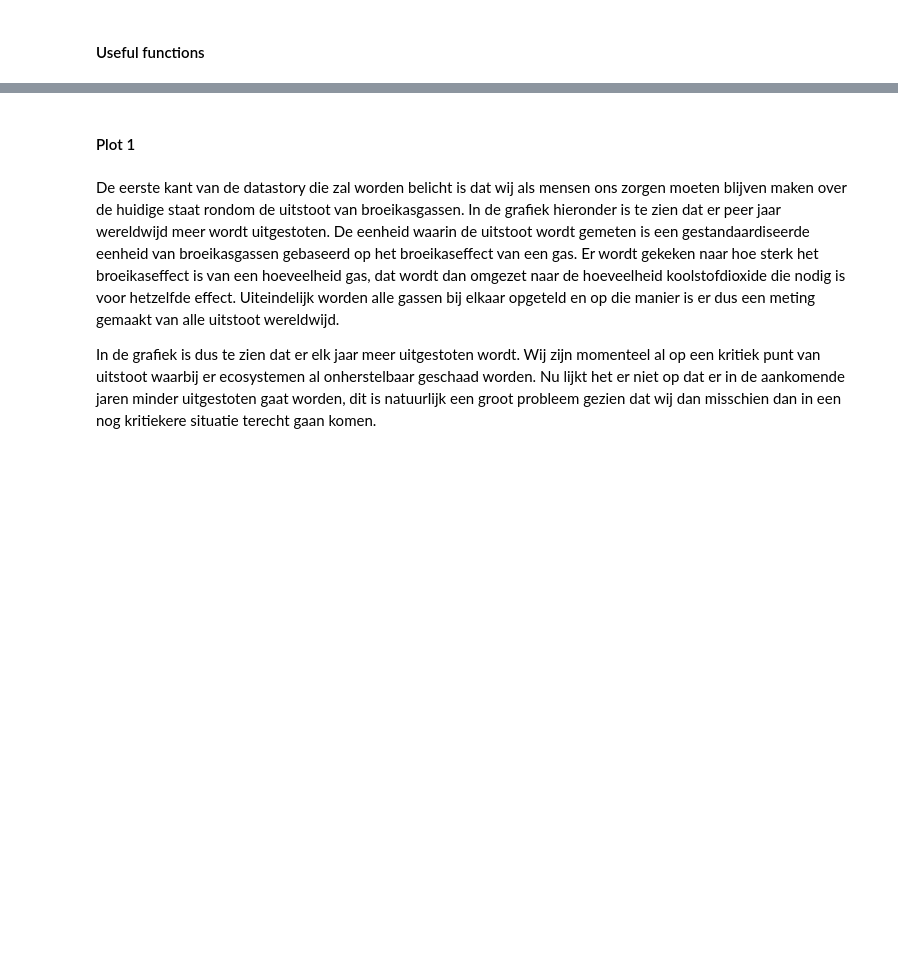
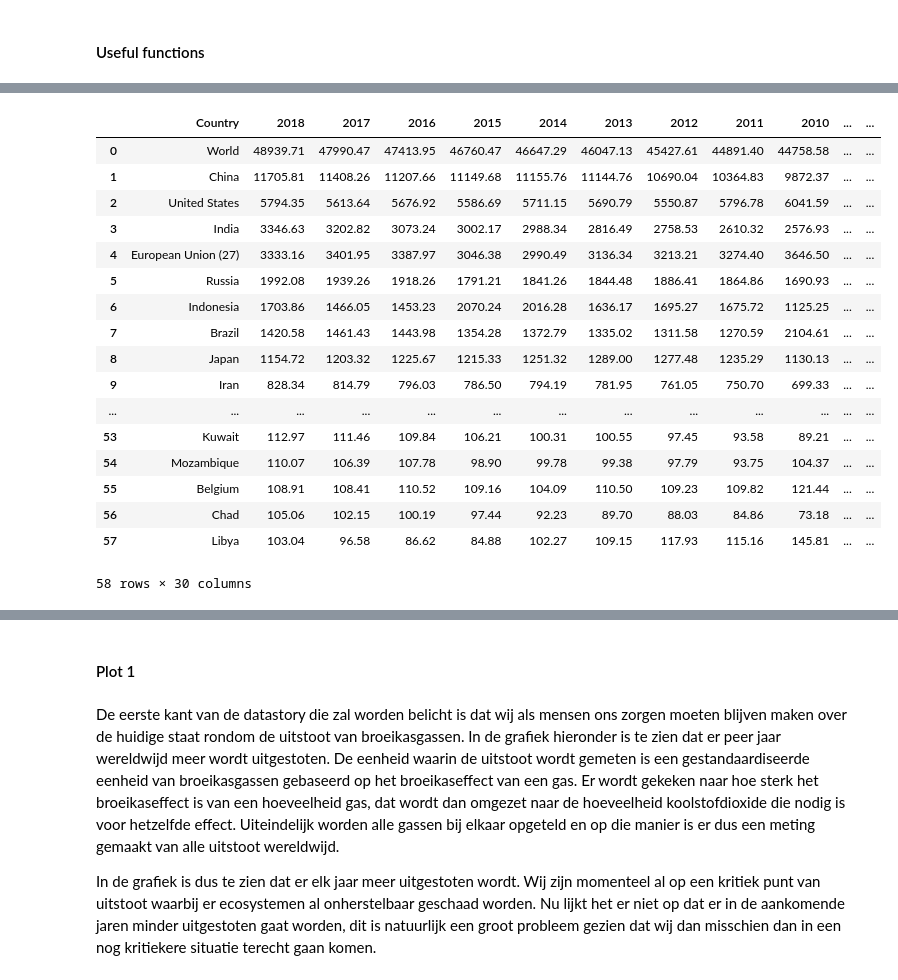
Before and after one commit to Stevgit1/Draft_N3, a Jupyter notebook: _build/jupyter_execute/docs/notebook.ipynb, the cells around one changed output, grey strips where cells are left out. Saved outputs shown, nothing was run; the diff lists cells and outputs as text; code cells hidden in the pictures; blank space fills up the shorter version.

```diff
--- a/_build/jupyter_execute/docs/notebook.ipynb
+++ b/_build/jupyter_execute/docs/notebook.ipynb
@@ -54,4 +63,24 @@ def drop_columns(df):
 # %%
 greenhouse_df = load_data(pd.read_csv('ALL_GHG_historical_emissions.csv'))
 greenhouse_df = drop_columns(greenhouse_df)
 greenhouse_df = greenhouse_df[greenhouse_df["2018"] > 100]
+greenhouse_df
+# %% [output]
+|  | Country | 2018 | 2017 | 2016 | 2015 | 2014 | 2013 | 2012 | 2011 | 2010 | ... | ... |
+| 0 | World | 48939.71 | 47990.47 | 47413.95 | 46760.47 | 46647.29 | 46047.13 | 45427.61 | 44891.40 | 44758.58 | ... | ... |
+| 1 | China | 11705.81 | 11408.26 | 11207.66 | 11149.68 | 11155.76 | 11144.76 | 10690.04 | 10364.83 | 9872.37 | ... | ... |
+| 2 | United States | 5794.35 | 5613.64 | 5676.92 | 5586.69 | 5711.15 | 5690.79 | 5550.87 | 5796.78 | 6041.59 | ... | ... |
+| 3 | India | 3346.63 | 3202.82 | 3073.24 | 3002.17 | 2988.34 | 2816.49 | 2758.53 | 2610.32 | 2576.93 | ... | ... |
+| 4 | European Union (27) | 3333.16 | 3401.95 | 3387.97 | 3046.38 | 2990.49 | 3136.34 | 3213.21 | 3274.40 | 3646.50 | ... | ... |
+| 5 | Russia | 1992.08 | 1939.26 | 1918.26 | 1791.21 | 1841.26 | 1844.48 | 1886.41 | 1864.86 | 1690.93 | ... | ... |
+| 6 | Indonesia | 1703.86 | 1466.05 | 1453.23 | 2070.24 | 2016.28 | 1636.17 | 1695.27 | 1675.72 | 1125.25 | ... | ... |
+| 7 | Brazil | 1420.58 | 1461.43 | 1443.98 | 1354.28 | 1372.79 | 1335.02 | 1311.58 | 1270.59 | 2104.61 | ... | ... |
+| 8 | Japan | 1154.72 | 1203.32 | 1225.67 | 1215.33 | 1251.32 | 1289.00 | 1277.48 | 1235.29 | 1130.13 | ... | ... |
+| 9 | Iran | 828.34 | 814.79 | 796.03 | 786.50 | 794.19 | 781.95 | 761.05 | 750.70 | 699.33 | ... | ... |
+| ... | ... | ... | ... | ... | ... | ... | ... | ... | ... | ... | ... | ... |
+| 53 | Kuwait | 112.97 | 111.46 | 109.84 | 106.21 | 100.31 | 100.55 | 97.45 | 93.58 | 89.21 | ... | ... |
+| 54 | Mozambique | 110.07 | 106.39 | 107.78 | 98.90 | 99.78 | 99.38 | 97.79 | 93.75 | 104.37 | ... | ... |
+| 55 | Belgium | 108.91 | 108.41 | 110.52 | 109.16 | 104.09 | 110.50 | 109.23 | 109.82 | 121.44 | ... | ... |
+| 56 | Chad | 105.06 | 102.15 | 100.19 | 97.44 | 92.23 | 89.70 | 88.03 | 84.86 | 73.18 | ... | ... |
+| 57 | Libya | 103.04 | 96.58 | 86.62 | 84.88 | 102.27 | 109.15 | 117.93 | 115.16 | 145.81 | ... | ... |
+58 rows × 30 columns
```
Also changed, not shown: parts of 11 cells of this notebook, 5 other files.
